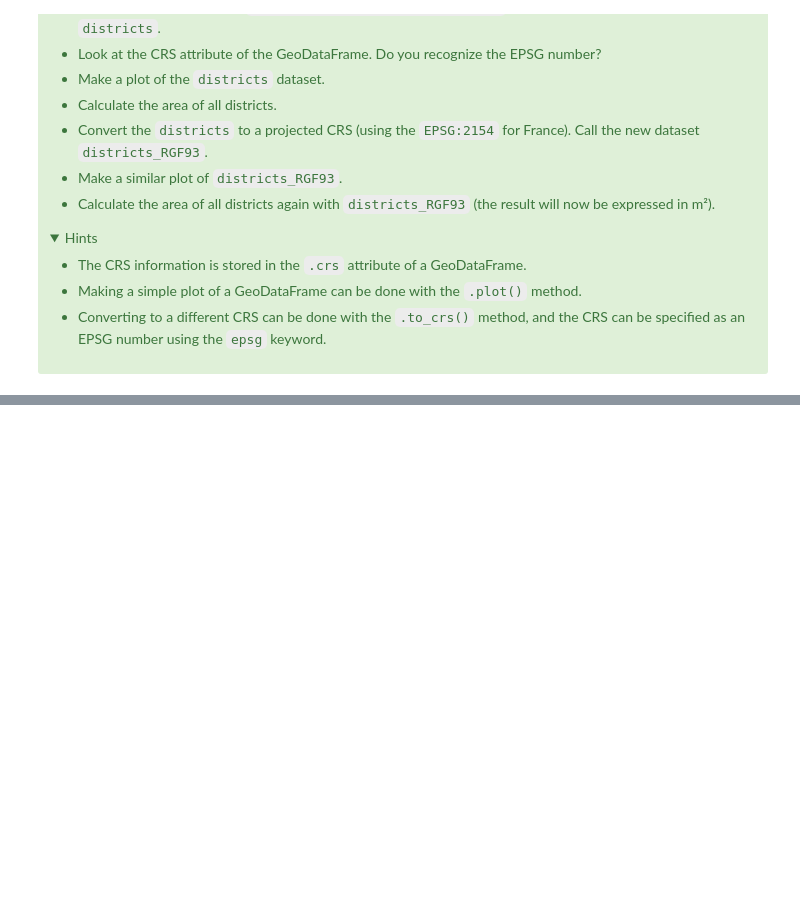
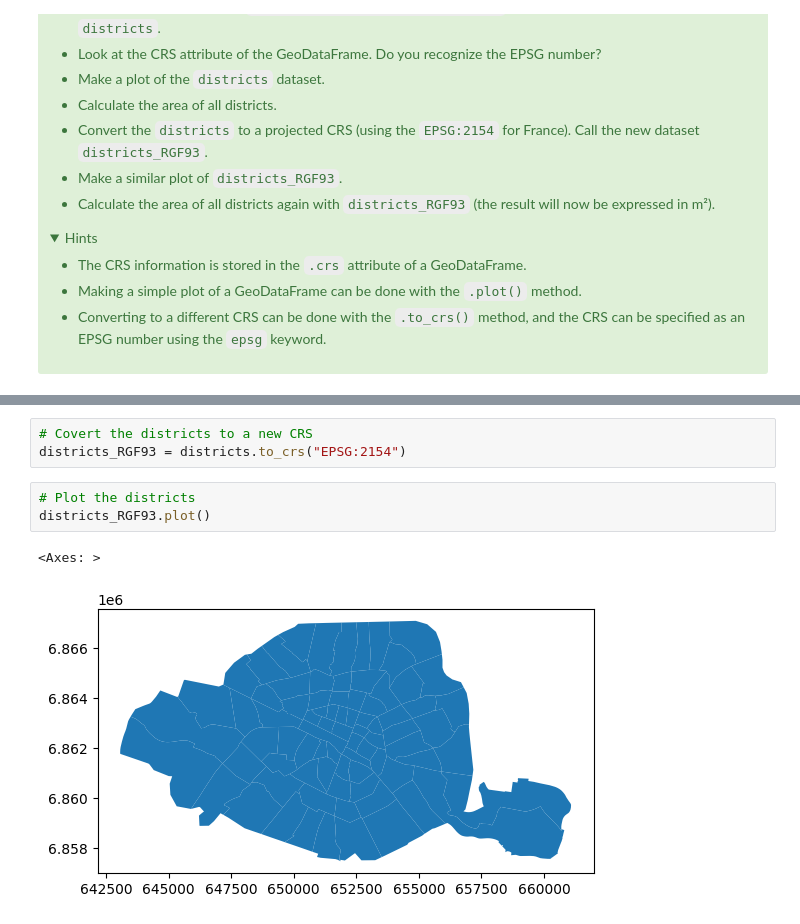
Before and after one commit to ryanyhliu/UoL, a Jupyter notebook: ENVS456/labs/w01_intro.ipynb, the cells around one changed output, grey strips where cells are left out. Saved outputs shown, nothing was run; the diff lists cells and outputs as text; folded sections open; blank space fills up the shorter version.

```diff
--- a/ENVS456/labs/w01_intro.ipynb
+++ b/ENVS456/labs/w01_intro.ipynb
@@ -1236,0 +1289,9 @@ For converting the layer to projected coordinates, we will use the standard proj
+# %%
+# Covert the districts to a new CRS
+districts_RGF93 = districts.to_crs("EPSG:2154")
+# %%
+# Plot the districts
+districts_RGF93.plot()
+# %% [output]
+<Axes: >
+[figure, added]
```
Also changed, not shown: parts of 7 cells of this notebook.
